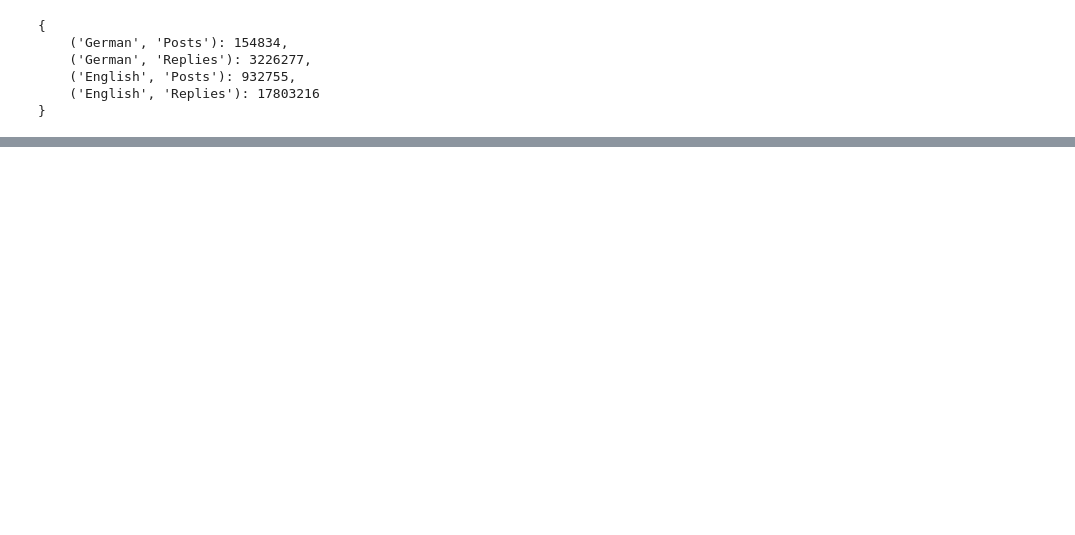
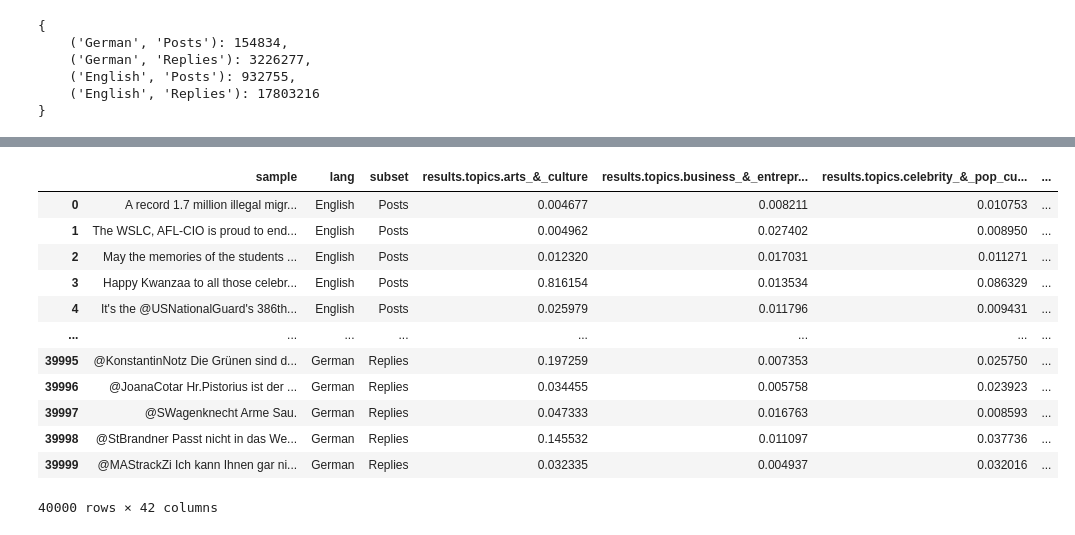
Before and after one commit to cl-trier/TWON-Agents, a Jupyter notebook: pipeline/analysis/00--Preliminary-Analysis.ipynb, the cells around one changed output, grey strips where cells are left out. Cells and saved outputs as stored; diff of their text form; code cells hidden in the pictures; blank space fills up the shorter version.

```diff
--- a/pipeline/analysis/00--Preliminary-Analysis.ipynb
+++ b/pipeline/analysis/00--Preliminary-Analysis.ipynb
@@ -180,10 +180,25 @@ sampled_concated_dataset
 # %%
-classified_data = pandas.json_normalize(
+classified_dataset = pandas.json_normalize(
     [
-        sample.model_dump()
+        sample.model_dump() | {"lang": label[0], "subset": label[1]}
+        for label, group in sampled_concated_dataset.groupby(["lang", "subset"])
         for sample in cltrier_lib.classify.Pipeline()(
-            list(sampled_concated_dataset["text"].sample(100)), threshold=0.0
+            list(group["text"].sample(10_000)), threshold=0.0
         )
     ]
 )
-classified_data
+classified_dataset
+# %% [output]
+|  | sample | lang | subset | results.topics.arts_&_culture | results.topics.business_&_entrepr... | results.topics.celebrity_&_pop_cu... | ... |
+| 0 | A record 1.7 million illegal migr... | English | Posts | 0.004677 | 0.008211 | 0.010753 | ... |
+| 1 | The WSLC, AFL-CIO is proud to end... | English | Posts | 0.004962 | 0.027402 | 0.008950 | ... |
+| 2 | May the memories of the students ... | English | Posts | 0.012320 | 0.017031 | 0.011271 | ... |
+| 3 | Happy Kwanzaa to all those celebr... | English | Posts | 0.816154 | 0.013534 | 0.086329 | ... |
+| 4 | It's the @USNationalGuard's 386th... | English | Posts | 0.025979 | 0.011796 | 0.009431 | ... |
+| ... | ... | ... | ... | ... | ... | ... | ... |
+| 39995 | @KonstantinNotz Die Grünen sind d... | German | Replies | 0.197259 | 0.007353 | 0.025750 | ... |
+| 39996 | @JoanaCotar Hr.Pistorius ist der ... | German | Replies | 0.034455 | 0.005758 | 0.023923 | ... |
+| 39997 | @SWagenknecht Arme Sau. | German | Replies | 0.047333 | 0.016763 | 0.008593 | ... |
+| 39998 | @StBrandner Passt nicht in das We... | German | Replies | 0.145532 | 0.011097 | 0.037736 | ... |
+| 39999 | @MAStrackZi Ich kann Ihnen gar ni... | German | Replies | 0.032335 | 0.004937 | 0.032016 | ... |
+40000 rows × 42 columns
```
Also changed, not shown: parts of 9 cells of this notebook, 4 other files.
